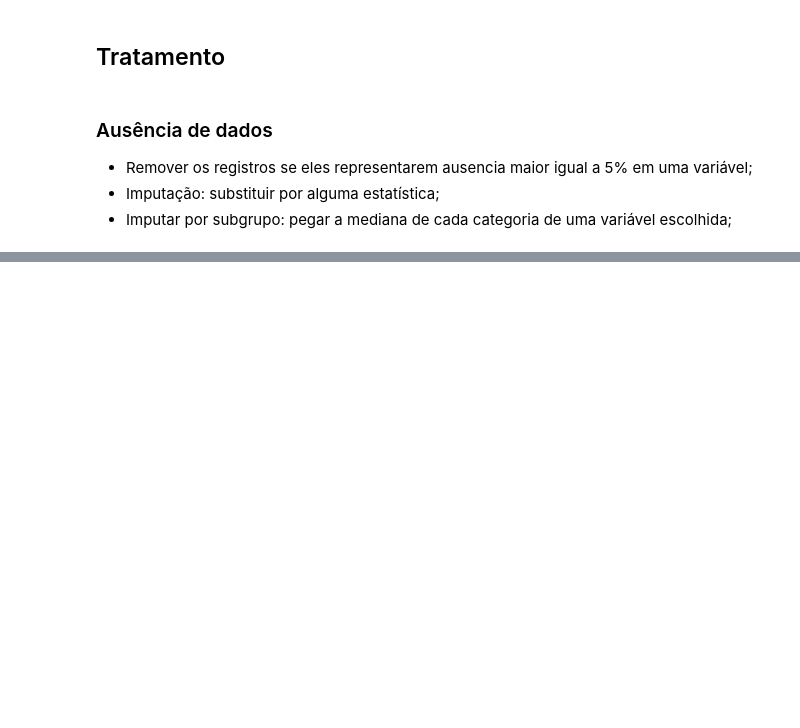
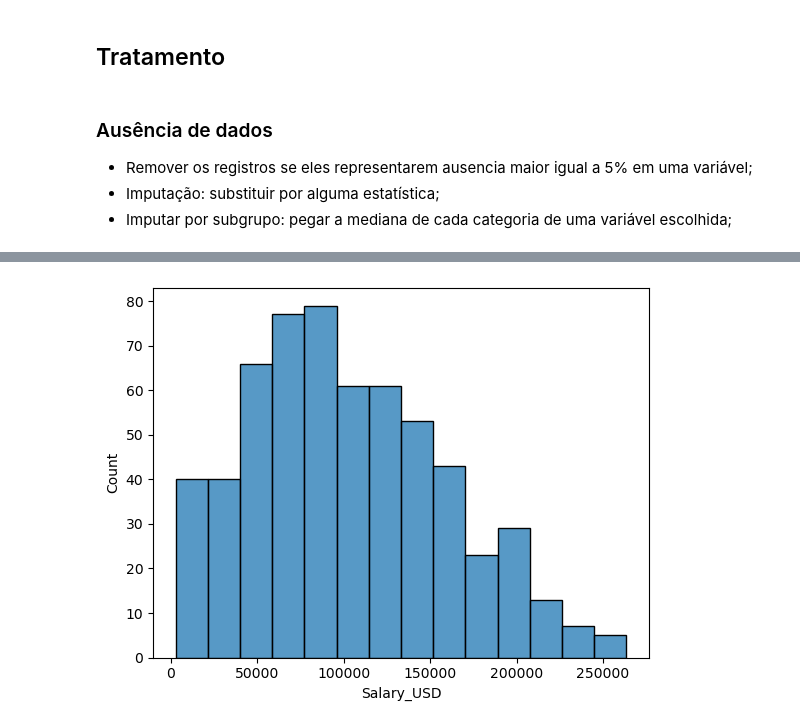
Before and after one commit to lmadriles/datacamp, a Jupyter notebook: X16.exploratory_analysis.ipynb, the cells around one changed output, grey strips where cells are left out. Cells and saved outputs as stored; diff of their text form; code cells hidden in the pictures; blank space fills up the shorter version.

```diff
--- a/X16.exploratory_analysis.ipynb
+++ b/X16.exploratory_analysis.ipynb
@@ -91,0 +184,9 @@ df['variable'] = df['variable'].fillna(df['categorical_column'].map(median_dict)
+# %%
+print(df['Salary_USD'].describe()) # procurar estatísticas 1o e 3o quartil.
+iqr = df['Salary_USD'].describe()['75%'] - df['Salary_USD'].describe()['25%']  # interquartile range: 3o - 1o
+
+# ou
+iqr = df['Salary_USD'].quantile(0.75) - df['Salary_USD'].quantile(0.25)
+
+upper_limit = df['Salary_USD'].describe()['75%'] + 1.5*iqr # limite superior: acima disso é outlier
+lower_limit = df['Salary_USD'].describe()['25%'] - 1.5*iqr # limite inferior: abaixo disso é outlier
@@ -91,0 +223,5 @@ df['variable'] = df['variable'].fillna(df['categorical_column'].map(median_dict)
+# %%
+sns.histplot(data=df[(df['Salary_USD']>lower_limit)&(df['Salary_USD']<upper_limit)] ,x="Salary_USD")
+plt.show()
+# %% [output]
+[figure, added]
```
Also changed, not shown: parts of 16 cells of this notebook, 1 other file.
